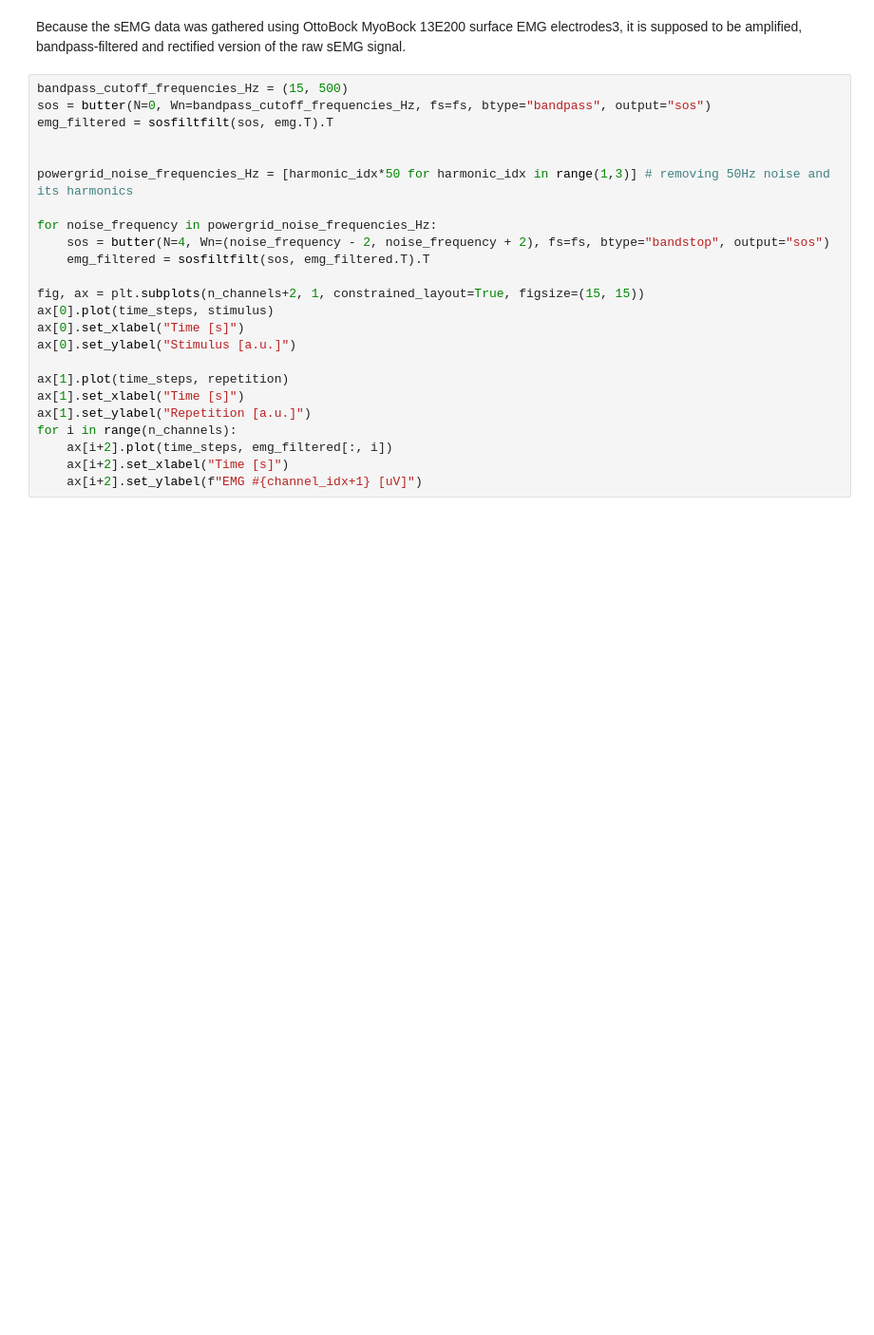
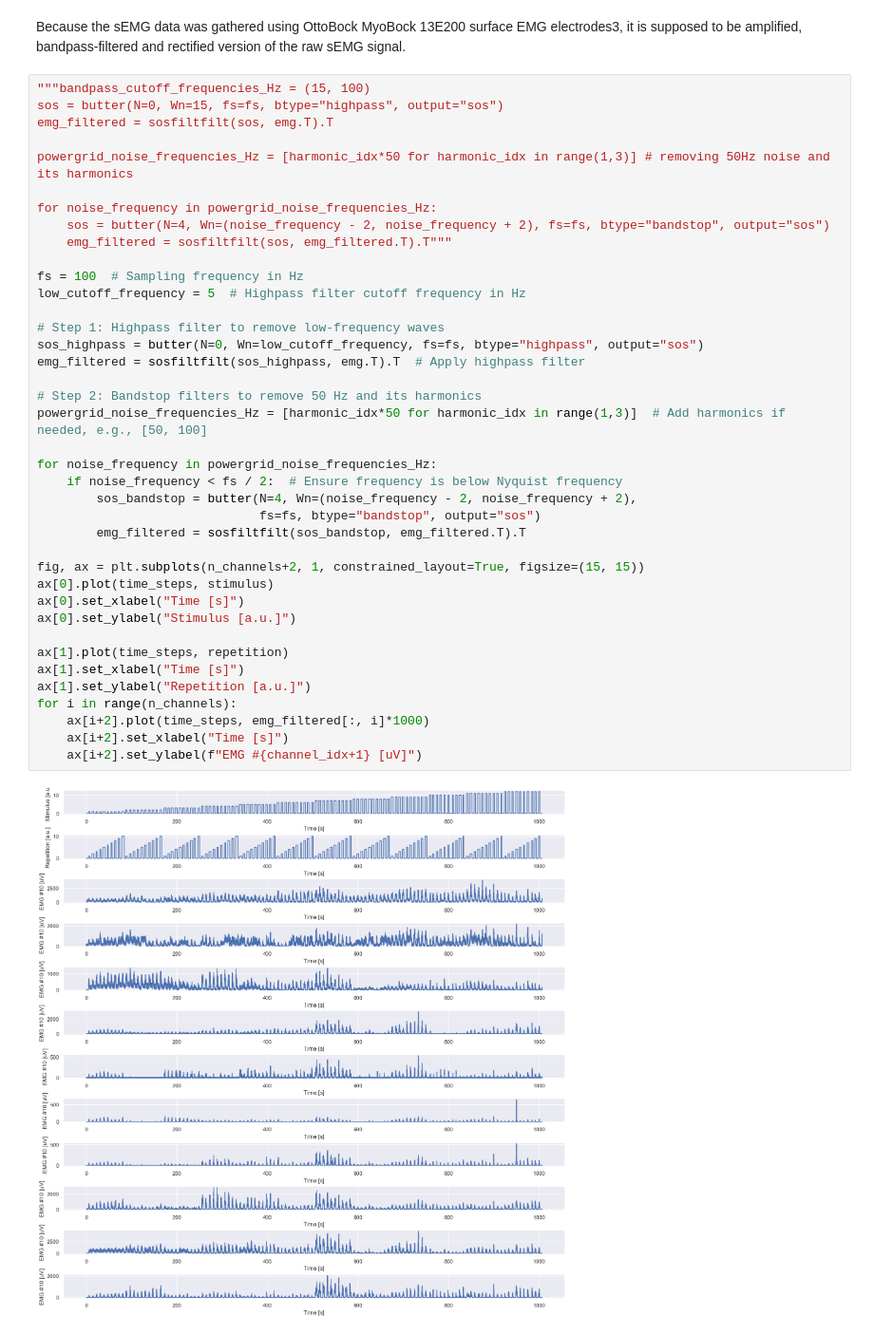
Before and after one commit to YuanshengZhou309/NSSP_Project2, a Jupyter notebook: Miniproject2-Part1-2.ipynb, the cells around one changed output. Shown at 95% size. Drawn from its saved outputs; the diff is of its cells as text; blank space fills up the shorter version.

```diff
--- a/Miniproject2-Part1-2.ipynb
+++ b/Miniproject2-Part1-2.ipynb
@@ -54,29 +64,46 @@ for channel_idx in range(n_channels):
 # %% [markdown]
 Because the sEMG data was gathered using OttoBock MyoBock 13E200 surface EMG electrodes3, it is supposed to be amplified, bandpass-filtered and rectified version of the raw sEMG signal.
 # %%
-bandpass_cutoff_frequencies_Hz = (15, 500)
-sos = butter(N=0, Wn=bandpass_cutoff_frequencies_Hz, fs=fs, btype="bandpass", output="sos")
+"""bandpass_cutoff_frequencies_Hz = (15, 100)
+sos = butter(N=0, Wn=15, fs=fs, btype="highpass", output="sos")
 emg_filtered = sosfiltfilt(sos, emg.T).T
-
 
 powergrid_noise_frequencies_Hz = [harmonic_idx*50 for harmonic_idx in range(1,3)] # removing 50Hz noise and its harmonics
 
 for noise_frequency in powergrid_noise_frequencies_Hz:
     sos = butter(N=4, Wn=(noise_frequency - 2, noise_frequency + 2), fs=fs, btype="bandstop", output="sos")
-    emg_filtered = sosfiltfilt(sos, emg_filtered.T).T
+    emg_filtered = sosfiltfilt(sos, emg_filtered.T).T"""
+
+fs = 100  # Sampling frequency in Hz
+low_cutoff_frequency = 5  # Highpass filter cutoff frequency in Hz
+
+# Step 1: Highpass filter to remove low-frequency waves
+sos_highpass = butter(N=0, Wn=low_cutoff_frequency, fs=fs, btype="highpass", output="sos")
+emg_filtered = sosfiltfilt(sos_highpass, emg.T).T  # Apply highpass filter
+
+# Step 2: Bandstop filters to remove 50 Hz and its harmonics
+powergrid_noise_frequencies_Hz = [harmonic_idx*50 for harmonic_idx in range(1,3)]  # Add harmonics if needed, e.g., [50, 100]
+
+for noise_frequency in powergrid_noise_frequencies_Hz:
+    if noise_frequency < fs / 2:  # Ensure frequency is below Nyquist frequency
+        sos_bandstop = butter(N=4, Wn=(noise_frequency - 2, noise_frequency + 2),
+                              fs=fs, btype="bandstop", output="sos")
+        emg_filtered = sosfiltfilt(sos_bandstop, emg_filtered.T).T
 
 fig, ax = plt.subplots(n_channels+2, 1, constrained_layout=True, figsize=(15, 15))
 ax[0].plot(time_steps, stimulus)
 ax[0].set_xlabel("Time [s]")
 ax[0].set_ylabel("Stimulus [a.u.]")
 
 ax[1].plot(time_steps, repetition)
 ax[1].set_xlabel("Time [s]")
 ax[1].set_ylabel("Repetition [a.u.]")
 for i in range(n_channels):
-    ax[i+2].plot(time_steps, emg_filtered[:, i])
+    ax[i+2].plot(time_steps, emg_filtered[:, i]*1000)
     ax[i+2].set_xlabel("Time [s]")
     ax[i+2].set_ylabel(f"EMG #{channel_idx+1} [uV]")
+# %% [output]
+[figure, added]
 # %%
 freqs_pre, Pxx_pre = welch(emg[:, 0], fs=fs, nperseg=1064)
 freqs_post, Pxx_post = welch(emg_filtered[:, 0],fs = fs,  nperseg=1064)
```
Also changed, not shown: parts of 29 cells of this notebook.
